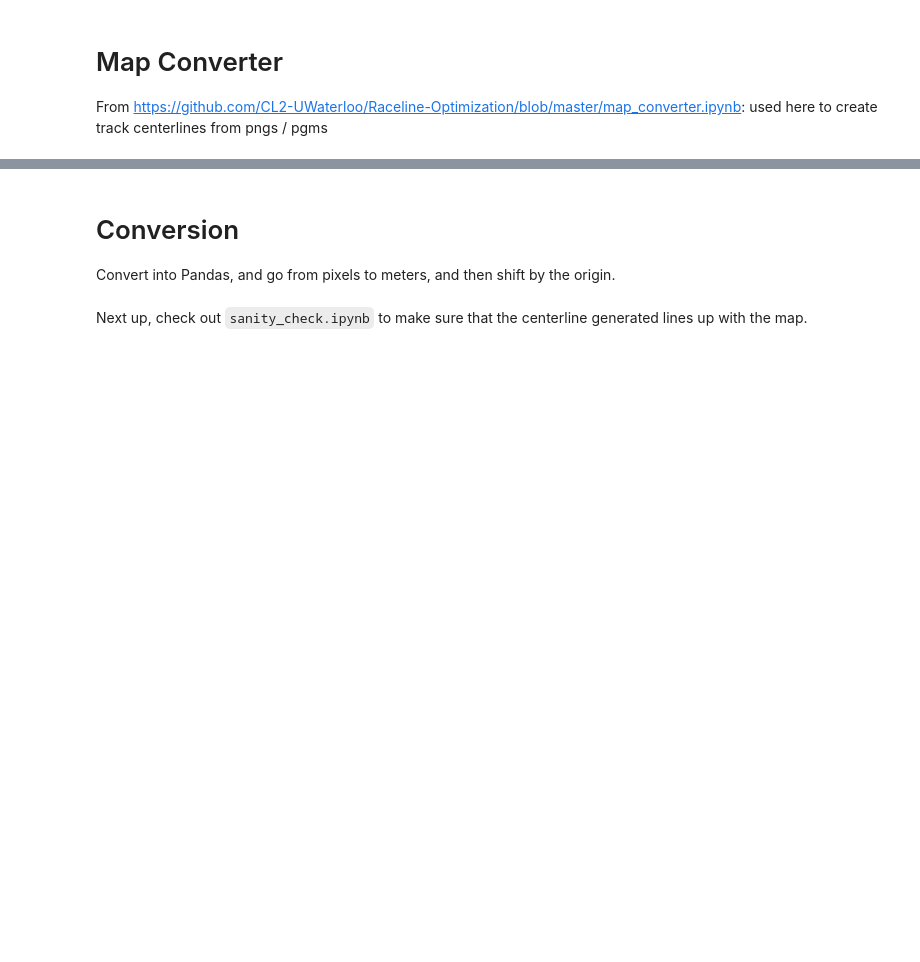
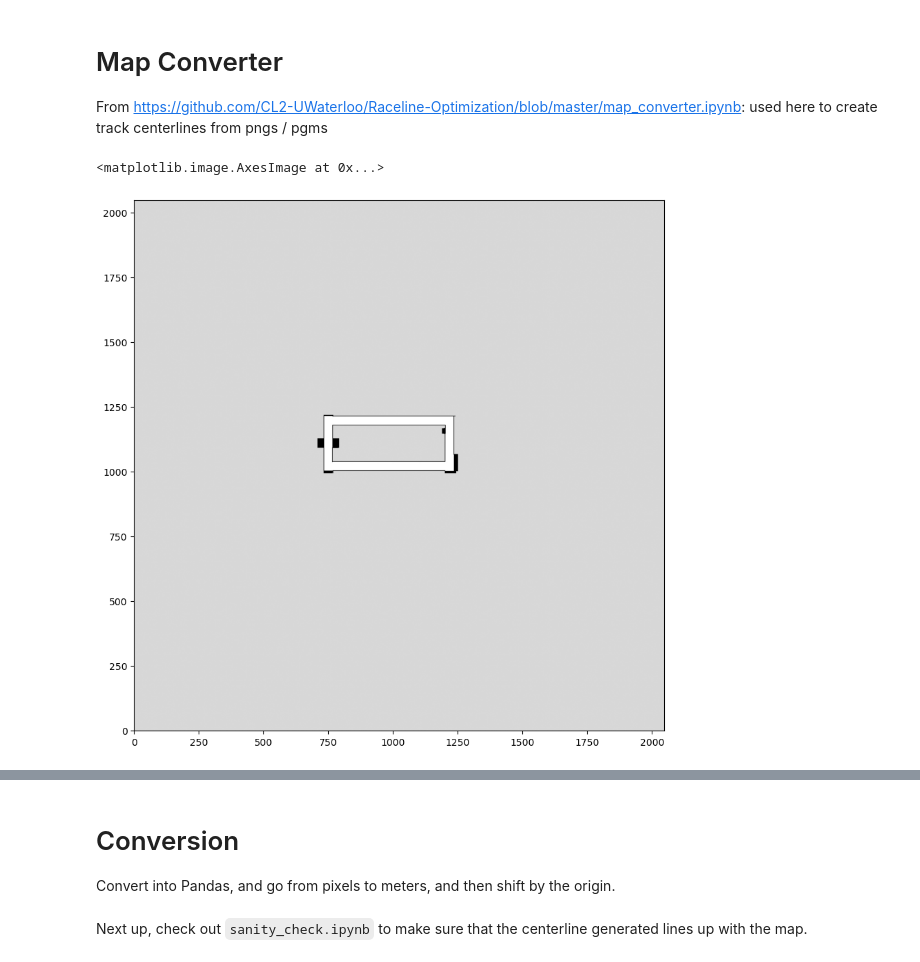
Before and after one commit to RDLigeralde/metacars, a Jupyter notebook: map_converter.ipynb, the cells around one changed output, grey strips where cells are left out. Saved outputs shown, nothing was run; the diff lists cells and outputs as text; code cells hidden in the pictures; blank space fills up the shorter version.

```diff
--- a/map_converter.ipynb
+++ b/map_converter.ipynb
@@ -17,25 +17,28 @@ TRACK_WIDTH_MARGIN = 0.0 # Extra Safety margin, in meters
 # %%
 # Modified from https://github.com/CL2-UWaterloo/Head-to-Head-Autonomous-Racing/blob/main/gym/f110_gym/envs/laser_models.py
 # load map image
 
 map_dir = f"maps/{MAP_DIR}"
 map_name = f"{MAP_DIR}"
 if os.path.exists(map_dir) and os.path.isdir(map_dir):
     if os.path.exists(f"{map_dir}/{map_name}_map.png"):
         map_img_path = f"{map_dir}/{map_name}_map.png"
     elif os.path.exists(f"{map_dir}/{map_name}_map.pgm"):
         map_img_path = f"{map_dir}/{map_name}_map.pgm"
     else:
         raise Exception(f"Map image not found in {map_dir}")
 else:
     raise Exception(f"Map directory {map_dir} not found")
 
 map_yaml_path = f"{map_dir}/{map_name}_map.yaml"
 raw_map_img = np.array(Image.open(map_img_path).transpose(Image.FLIP_TOP_BOTTOM))
-raw_map_img = raw_map_img.astype(np.float64)
+raw_map_img = raw_map_img.astype(np.float64) / 255.0
 
 plt.figure(figsize=(10, 10))
 plt.imshow(raw_map_img, cmap='gray', origin='lower')
+# %% [output]
+<matplotlib.image.AxesImage at 0x...>
+[figure, added]
 # %%
 # grayscale -> binary. Converts grey to black
 map_img = raw_map_img.copy()
```
Also changed, not shown: parts of 5 cells of this notebook, 4 other files.
